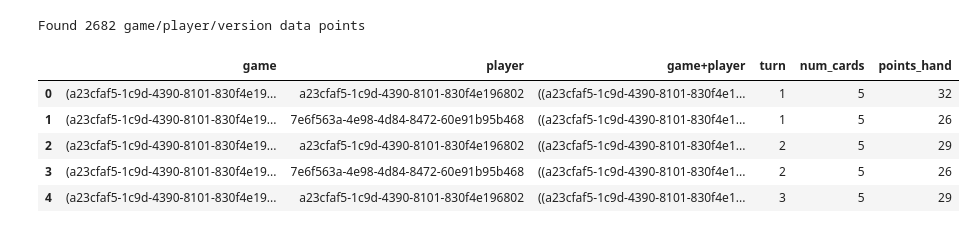
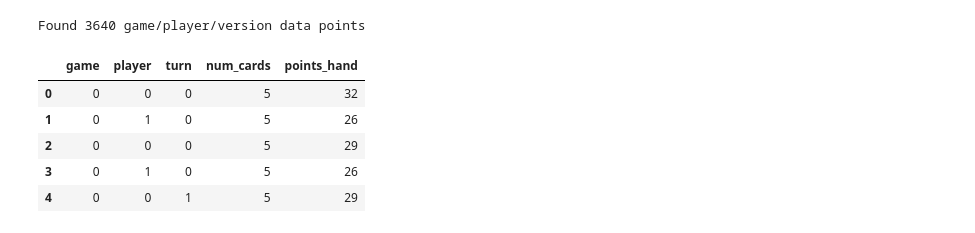
Before and after one commit to maxfriedrich/dsdm, a Jupyter notebook: 09_game_points_trends.ipynb, the cells around one changed output. Drawn from its saved outputs; the diff is of its cells as text; code cells hidden in the pictures.

```diff
--- a/09_game_points_trends.ipynb
+++ b/09_game_points_trends.ipynb
@@ -29,6 +29,7 @@ by_game = collections.defaultdict(list)
 game_counter = collections.defaultdict(int)
 turn_counter = collections.defaultdict(int)
 
+# Stupid workarounds because I wrote incomplete logs…
 for state in game_series_states:
     players = ''.join([player['id'] for player in state['players']])
     if state['version'] == 0:
@@ -36,8 +37,10 @@ for state in game_series_states:
 
     game_id = (players, game_counter[players])
     if state['nextAction'] == 'throw':
+        state['turn'] = turn_counter[game_id] // len(state['players'])
         turn_counter[game_id] += 1
-        state['turn'] = turn_counter[game_id]
         by_game[game_id].append(state)
 print(f'Found {len(by_game)} games')
+
+next(iter(by_game.values()))[1]
 # %% [output]
@@ -65,25 +65,50 @@ by_game[('a23cfaf5-1c9d-4390-8101-830f4e1968027e6f563a-4e98-4d84-8472-60e91b95b4
+# %%
+class Index:
+    def __init__(self):
+        self.ind2item = {}
+        self.item2ind = {}
+
+    def store(self, item):
+        ind = len(self.ind2item)
+        self.ind2item[ind] = item
+        self.item2ind[item] = ind
+
+    def __contains__(self, item):
+        return item in self.item2ind
+
+    def __iadd__(self, item):
+        self.store(item)
+
+    def __getitem__(self, key):
+        if not key in self.item2ind:
+            self.store(key)
+        return self.item2ind[key]
 # %%
+games_index = Index()
+players_index = Index()
+
 by_player = []
 for game, states in by_game.items():
     for state in states:
         for player in state['players']:
             cards = player['cards']
+            game_id = games_index[game]
+            player_id = players_index[player['id']]
             by_player.append({
-                'game': game,
-                'player': player['id'],
-                'game+player': (game, player['id']),
+                'game': game_id,
+                'player': player_id,
                 'turn': state['turn'],
                 'num_cards': len(cards),
                 'points_hand': sum([card['endValue'] for card in cards])
             })
 print(f'Found {len(by_player)} game/player/version data points')
 by_player = pd.DataFrame(by_player)
 by_player.head()
 # %% [output]
-Found 2682 game/player/version data points
+Found 3640 game/player/version data points
-|  | game | player | game+player | turn | num_cards | points_hand |
-| 0 | (a23cfaf5-1c9d-4390-8101-830f4e19... | a23cfaf5-1c9d-4390-8101-830f4e196802 | ((a23cfaf5-1c9d-4390-8101-830f4e1... | 1 | 5 | 32 |
-| 1 | (a23cfaf5-1c9d-4390-8101-830f4e19... | 7e6f563a-4e98-4d84-8472-60e91b95b468 | ((a23cfaf5-1c9d-4390-8101-830f4e1... | 1 | 5 | 26 |
-| 2 | (a23cfaf5-1c9d-4390-8101-830f4e19... | a23cfaf5-1c9d-4390-8101-830f4e196802 | ((a23cfaf5-1c9d-4390-8101-830f4e1... | 2 | 5 | 29 |
-| 3 | (a23cfaf5-1c9d-4390-8101-830f4e19... | 7e6f563a-4e98-4d84-8472-60e91b95b468 | ((a23cfaf5-1c9d-4390-8101-830f4e1... | 2 | 5 | 26 |
-| 4 | (a23cfaf5-1c9d-4390-8101-830f4e19... | a23cfaf5-1c9d-4390-8101-830f4e196802 | ((a23cfaf5-1c9d-4390-8101-830f4e1... | 3 | 5 | 29 |
+|  | game | player | turn | num_cards | points_hand |
+| 0 | 0 | 0 | 0 | 5 | 32 |
+| 1 | 0 | 1 | 0 | 5 | 26 |
+| 2 | 0 | 0 | 0 | 5 | 29 |
+| 3 | 0 | 1 | 0 | 5 | 26 |
+| 4 | 0 | 0 | 1 | 5 | 29 |
```
Also changed, not shown: parts of 14 cells of this notebook.
